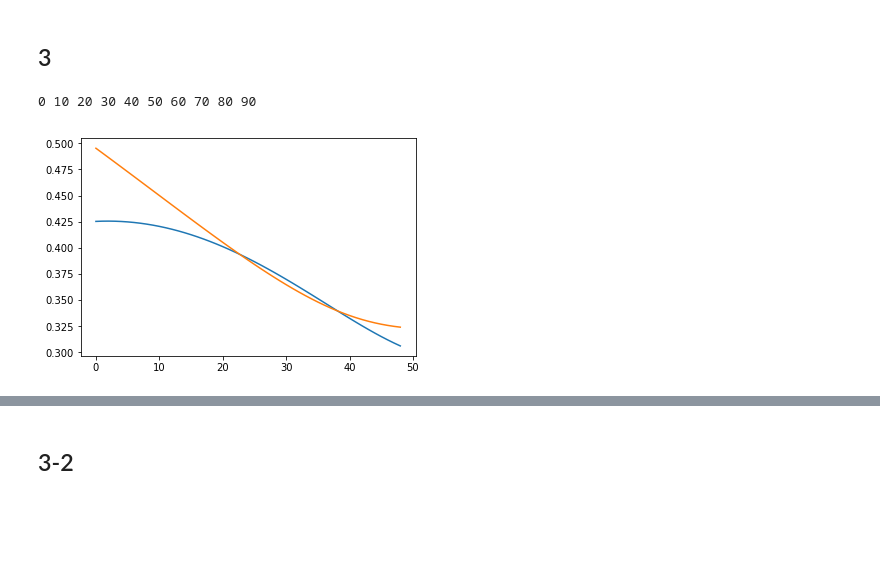
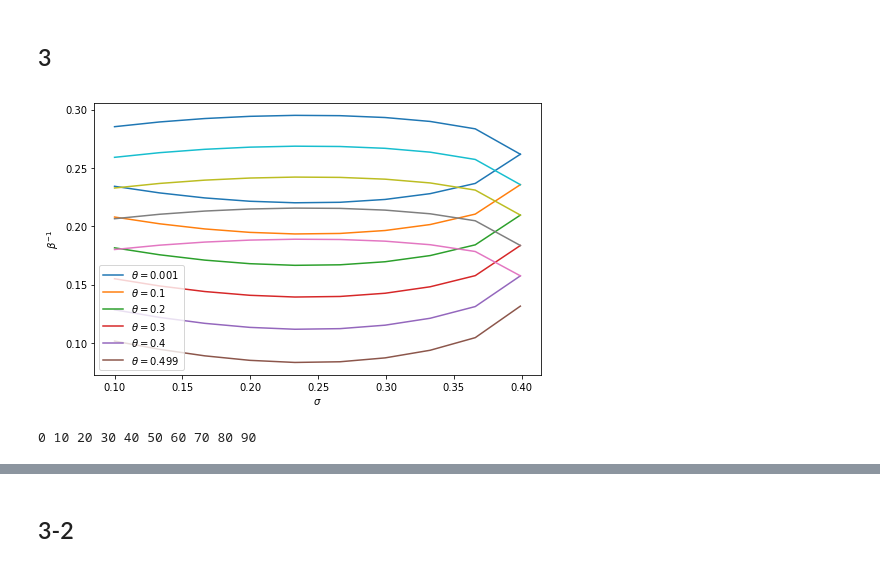
Before and after one commit to ethihsy/cc, a Jupyter notebook: plot.ipynb, the cells around one changed output, grey strips where cells are left out. Saved outputs shown, nothing was run; the diff lists cells and outputs as text; code cells hidden in the pictures; blank space fills up the shorter version.

```diff
--- a/plot.ipynb
+++ b/plot.ipynb
@@ -197,0 +211,11 @@ def msg2(x,u0,u1,d,p,cp=False,cg=False):
+# %%
+plt.subplots(figsize=(8,5))
+for i in range(11):
+    plt.plot(f20[0],f20[1][i])
+plt.xlabel('$\\sigma$')
+plt.ylabel('$\\beta^{-1}$')
+plt.legend(['$\\theta=0.001$', '$\\theta=0.1$', '$\\theta=0.2$',
+            '$\\theta=0.3$', '$\\theta=0.4$', '$\\theta=0.499$'])
+plt.show()
+# %% [output]
+[figure, added]
@@ -231,11 +265,3 @@ def sim2():
 f = sim2()
 # %% [output]
 0 10 20 30 40 50 60 70 80 90
-# %%
-# mse
-msef = f2
-plt.plot(f2[0][-1])
-plt.plot(f2[1][-1])
-plt.show()
-# %% [output]
-[figure, removed]
```
Also changed, not shown: parts of 12 cells of this notebook.
